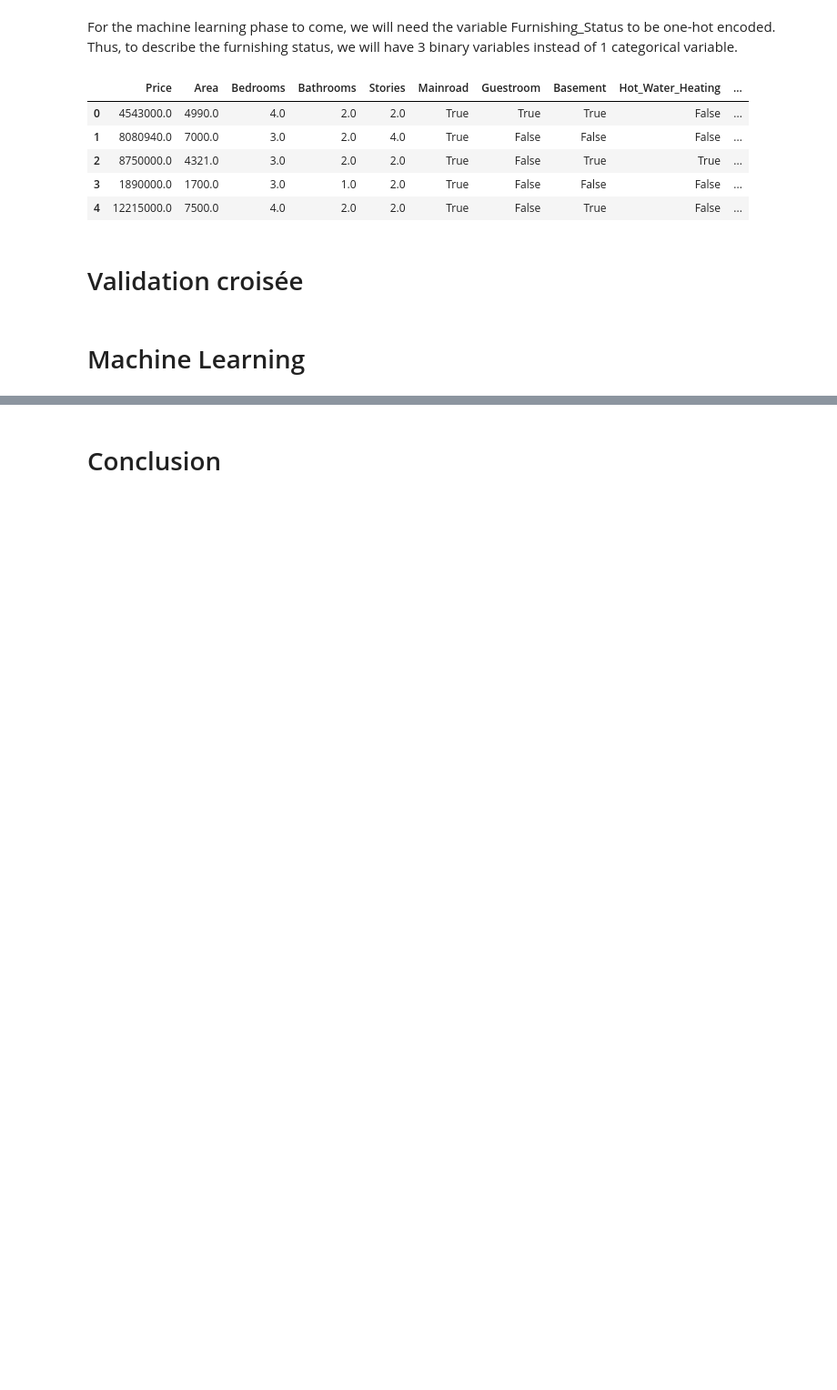
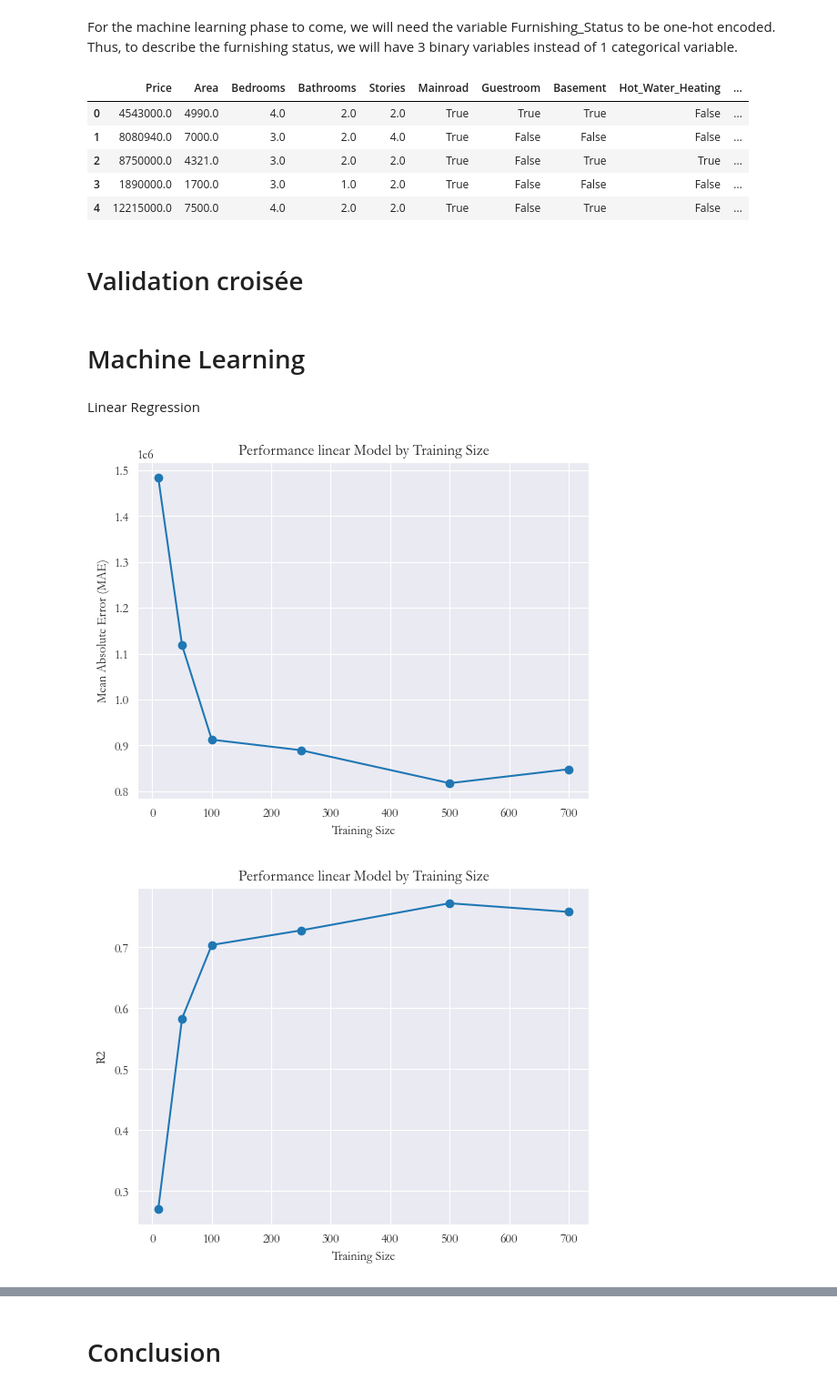
Before and after one commit to ThibaudGENEL/HousingPrice, a Jupyter notebook: notebook.ipynb, the cells around one changed output, grey strips where cells are left out. Shown at 91% size. Cells and saved outputs as stored; diff of their text form; code cells hidden in the pictures; blank space fills up the shorter version.

Commit message:
Add linear regression model

```diff
--- a/notebook.ipynb
+++ b/notebook.ipynb
@@ -209,7 +205,7 @@ In the next step, as we analyzed the distributions of all our qualitative variab
 
 Here are old and new distributions :
 # %%
-sns.set_palette("tab10")
+"""sns.set_palette("tab10")
 cols_to_mode_impute = ["Stories", "Bathrooms", "Mainroad", "Hot_Water_Heating"]
 
 for col in cols_to_mode_impute:
@@ -220,5 +216,5 @@ for col in cols_to_mode_impute:
     else :
         sns.histplot(df[col].astype("string"))
         sns.histplot(imputed_df[col].astype("string"))
-        plt.show()
+        plt.show()    """
 # %% [output]
@@ -252,3 +247,5 @@ df_encoded.head()
 # Validation croisée
 # %% [markdown]
 # Machine Learning
+# %% [markdown]
+Linear Regression
@@ -254,0 +255,5 @@ df_encoded.head()
+# %%
+linear_model(df_encoded,add_column=False)
+# %% [output]
+[figure, added]
+[figure, added]
```
Also changed, not shown: parts of 10 cells of this notebook, 2 other files.
